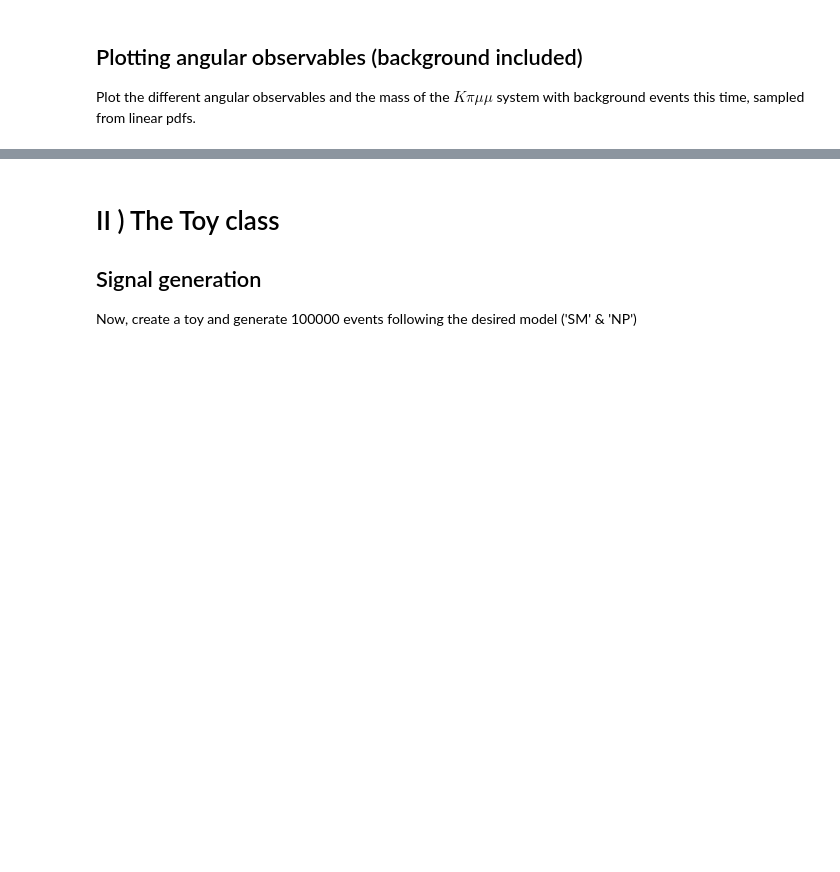
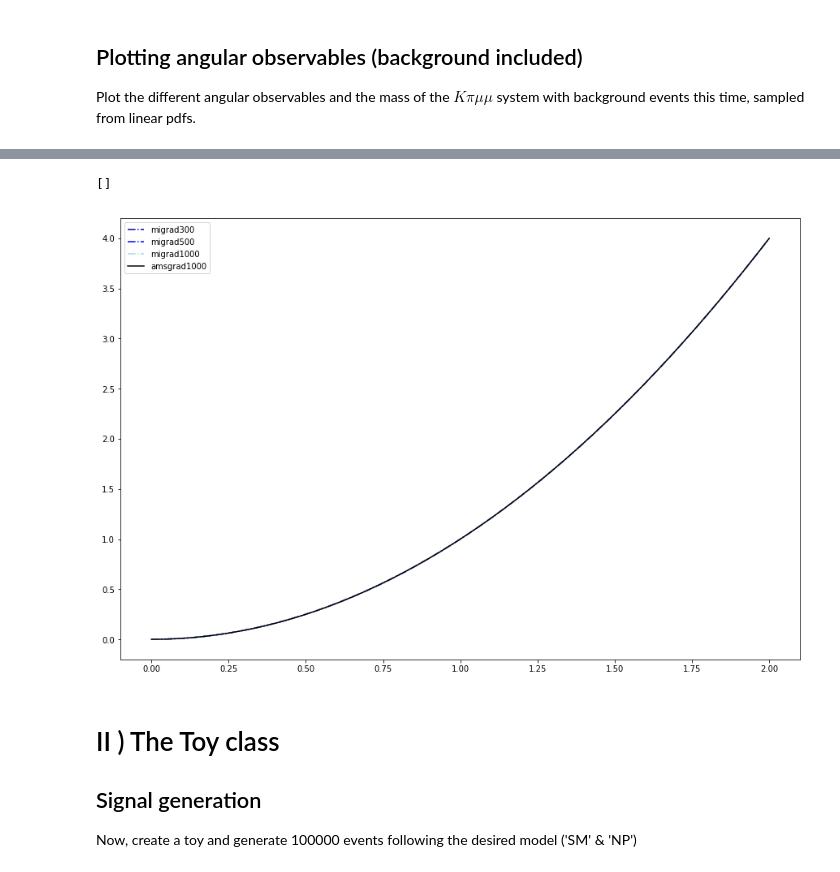
Before and after one commit to kamathrohan/b-decay-unbinned-machine-fit, a Jupyter notebook: Minuit/SignalBck.ipynb, the cells around one changed output, grey strips where cells are left out. Cells and saved outputs as stored; diff of their text form; code cells hidden in the pictures; blank space fills up the shorter version.

```diff
--- a/Minuit/SignalBck.ipynb
+++ b/Minuit/SignalBck.ipynb
@@ -120,3 +170,17 @@ plt.show()
+# %%
+ax = plt.gca()
+x=np.linspace(0, 2)
+ax.plot(x , x**2 , '-.' , color='darkblue' , label='migrad300')
+ax.plot(x , x**2 , '-.' , color='blue' , label='migrad500')
+ax.plot(x , x**2 , '-.' , color='lightblue' , label='migrad1000')
+ax.plot(x , x**2 , '-' , color='black' , label='amsgrad1000')
+
+
+ax.legend()
+plt.plot()
+# %% [output]
+[]
+[figure, added]
 # %% [markdown]
 # II ) The Toy class
 
```
Also changed, not shown: parts of 7 cells of this notebook, 9 other files.
